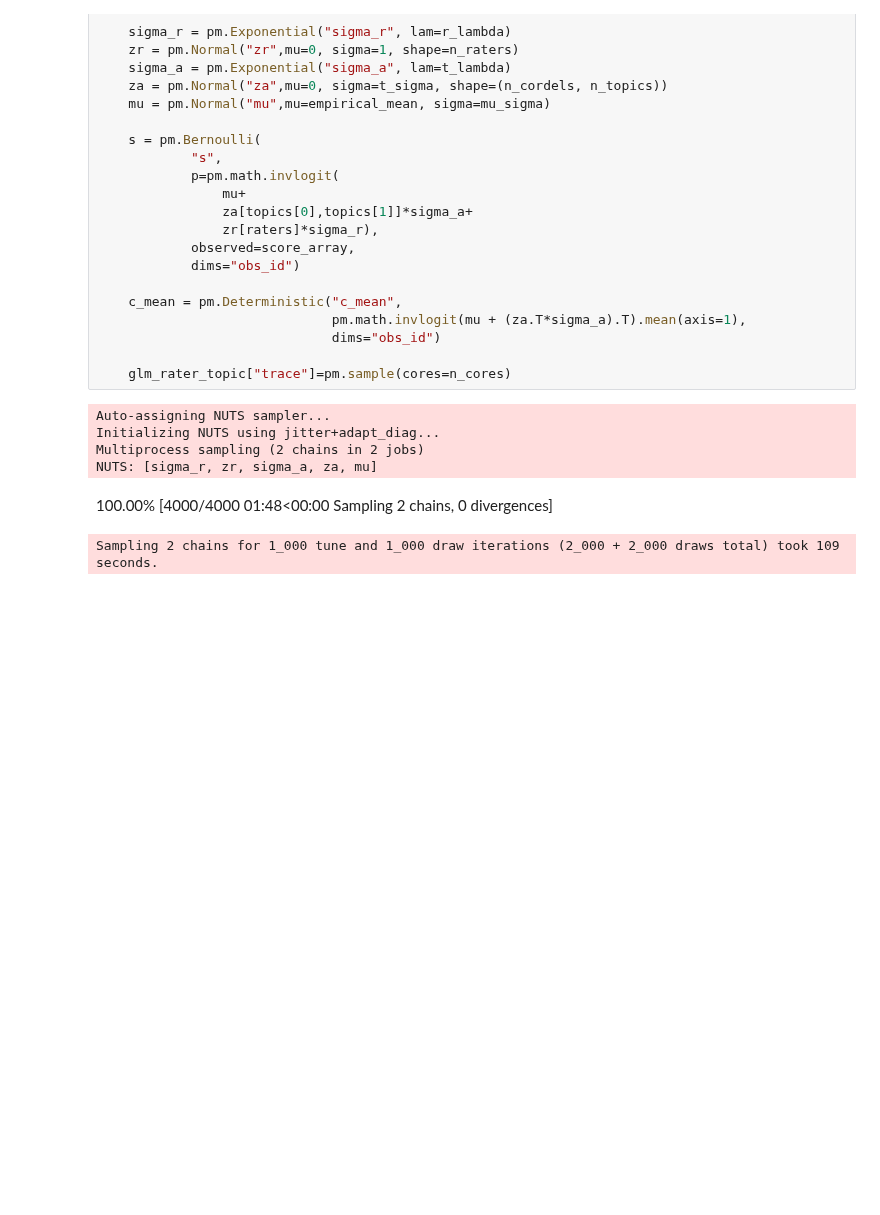
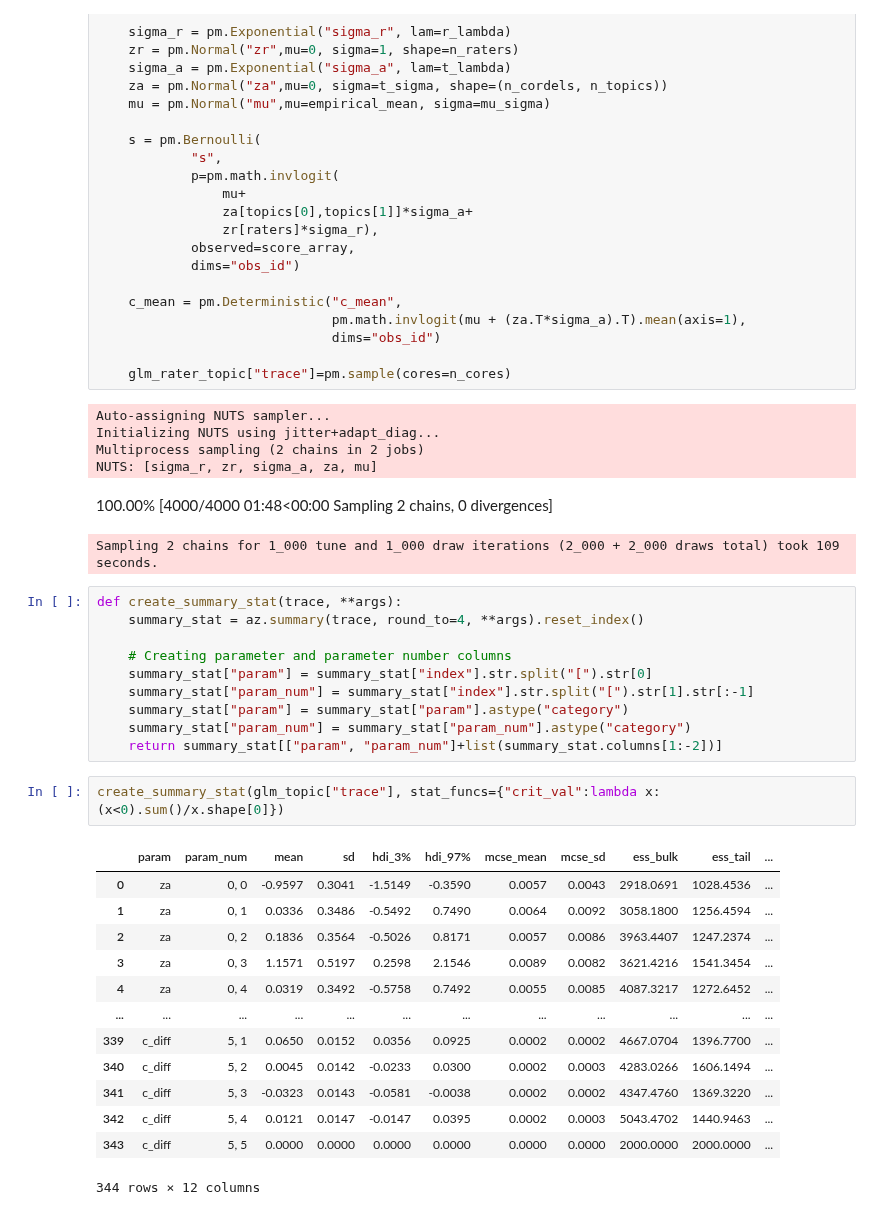
Before and after one commit to imrogerjiang/bayesian-inference-topic-measures, a Jupyter notebook: Model Comparison - Hoyle Data.ipynb, the cells around one changed output. Cells and saved outputs as stored; diff of their text form; blank space fills up the shorter version.

```diff
--- a/Model Comparison - Hoyle Data.ipynb
+++ b/Model Comparison - Hoyle Data.ipynb
@@ -218,3 +212,29 @@ Multiprocess sampling (2 chains in 2 jobs)
 NUTS: [sigma_r, zr, sigma_a, za, mu]
 100.00% [4000/4000 01:48<00:00 Sampling 2 chains, 0 divergences]
 Sampling 2 chains for 1_000 tune and 1_000 draw iterations (2_000 + 2_000 draws total) took 109 seconds.
+# %%
+def create_summary_stat(trace, **args):
+    summary_stat = az.summary(trace, round_to=4, **args).reset_index()
+
+    # Creating parameter and parameter number columns
+    summary_stat["param"] = summary_stat["index"].str.split("[").str[0]
+    summary_stat["param_num"] = summary_stat["index"].str.split("[").str[1].str[:-1]
+    summary_stat["param"] = summary_stat["param"].astype("category")
+    summary_stat["param_num"] = summary_stat["param_num"].astype("category")
+    return summary_stat[["param", "param_num"]+list(summary_stat.columns[1:-2])]
+# %%
+create_summary_stat(glm_topic["trace"], stat_funcs={"crit_val":lambda x:(x<0).sum()/x.shape[0]})
+# %% [output]
+|  | param | param_num | mean | sd | hdi_3% | hdi_97% | mcse_mean | mcse_sd | ess_bulk | ess_tail | ... |
+| 0 | za | 0, 0 | -0.9597 | 0.3041 | -1.5149 | -0.3590 | 0.0057 | 0.0043 | 2918.0691 | 1028.4536 | ... |
+| 1 | za | 0, 1 | 0.0336 | 0.3486 | -0.5492 | 0.7490 | 0.0064 | 0.0092 | 3058.1800 | 1256.4594 | ... |
+| 2 | za | 0, 2 | 0.1836 | 0.3564 | -0.5026 | 0.8171 | 0.0057 | 0.0086 | 3963.4407 | 1247.2374 | ... |
+| 3 | za | 0, 3 | 1.1571 | 0.5197 | 0.2598 | 2.1546 | 0.0089 | 0.0082 | 3621.4216 | 1541.3454 | ... |
+| 4 | za | 0, 4 | 0.0319 | 0.3492 | -0.5758 | 0.7492 | 0.0055 | 0.0085 | 4087.3217 | 1272.6452 | ... |
+| ... | ... | ... | ... | ... | ... | ... | ... | ... | ... | ... | ... |
+| 339 | c_diff | 5, 1 | 0.0650 | 0.0152 | 0.0356 | 0.0925 | 0.0002 | 0.0002 | 4667.0704 | 1396.7700 | ... |
+| 340 | c_diff | 5, 2 | 0.0045 | 0.0142 | -0.0233 | 0.0300 | 0.0002 | 0.0003 | 4283.0266 | 1606.1494 | ... |
+| 341 | c_diff | 5, 3 | -0.0323 | 0.0143 | -0.0581 | -0.0038 | 0.0002 | 0.0002 | 4347.4760 | 1369.3220 | ... |
+| 342 | c_diff | 5, 4 | 0.0121 | 0.0147 | -0.0147 | 0.0395 | 0.0002 | 0.0003 | 5043.4702 | 1440.9463 | ... |
+| 343 | c_diff | 5, 5 | 0.0000 | 0.0000 | 0.0000 | 0.0000 | 0.0000 | 0.0000 | 2000.0000 | 2000.0000 | ... |
+344 rows × 12 columns
```
Also changed, not shown: parts of 9 cells of this notebook, 1 other file.
